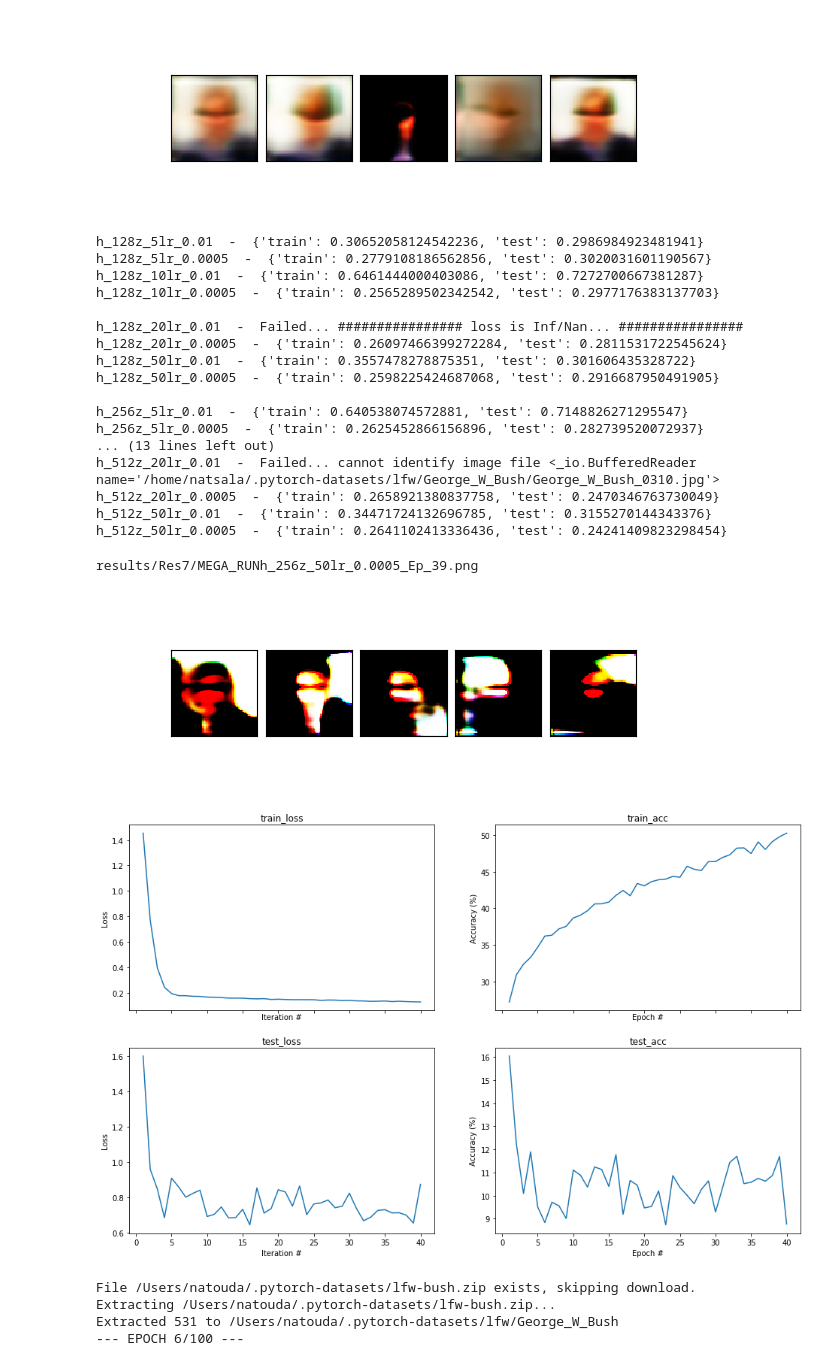
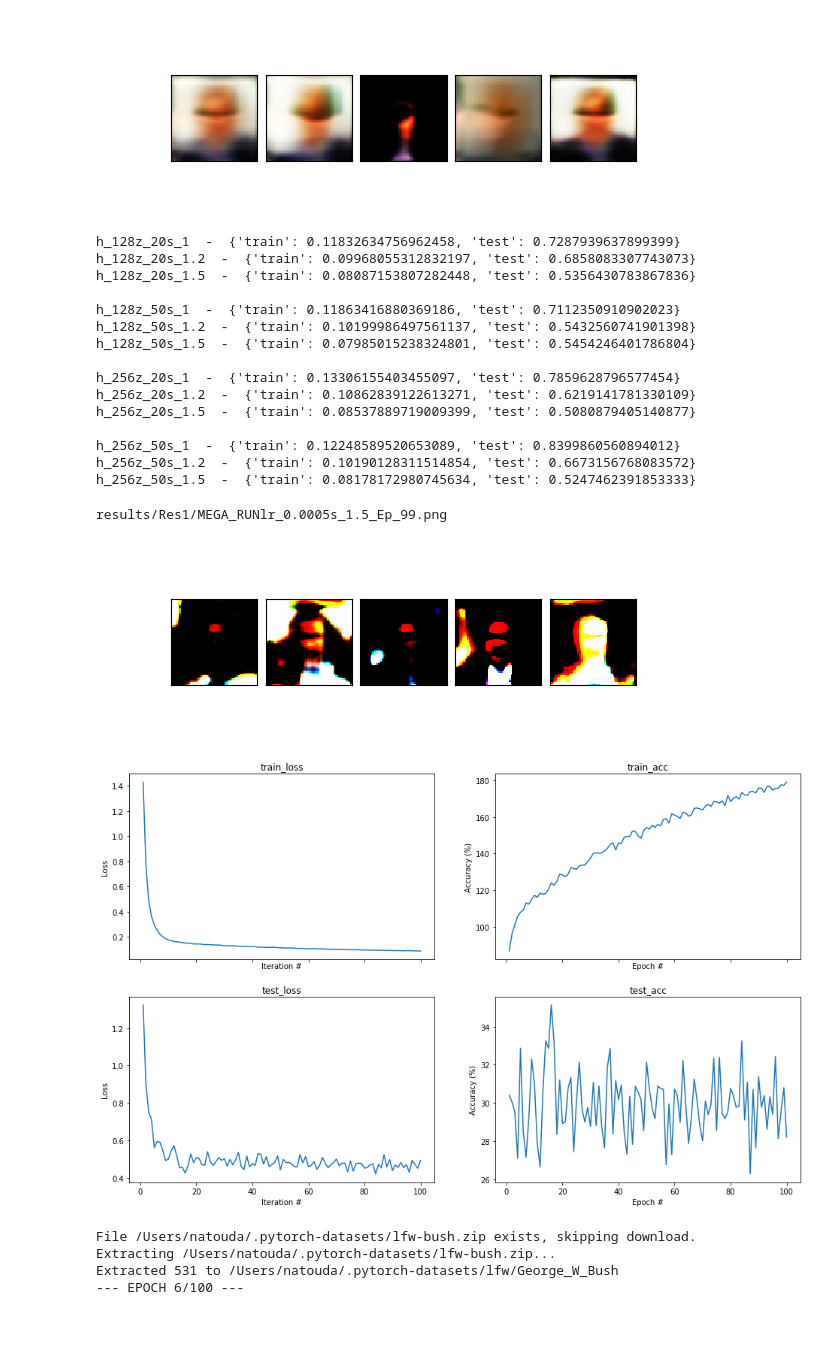
Before and after one commit to natsala13/cs236605-hw3, a Jupyter notebook: Part2_VAE.ipynb, the cells around one changed output. Saved outputs shown, nothing was run; the diff lists cells and outputs as text; code cells hidden in the pictures; blank space fills up the shorter version.

```diff
--- a/Part2_VAE.ipynb
+++ b/Part2_VAE.ipynb
@@ -517,7 +517,7 @@ def plotResults(description,RunName):
     Res = 'results/'
     exp = Res + RunName + '/MEGA_RUN' + description + '.json'
 
-    imagefile = Res + RunName + '/MEGA_RUN' + description + '_Ep_39.png'
+    imagefile = Res + RunName + '/MEGA_RUN' + description + '_Ep_99.png'
 
 
     cfg, fit_res = load_experiment(exp)
@@ -593,41 +593,39 @@ Image(f)
 # %% [output]
 [figure]
 # %%
-RES1 = './results/Res5/'
+RES1 = './results/Res2/'
 
 D = np.load(RES1 + 'RunFinal.npy').item()
 i = 0
 for key in D.keys():
     print(key , ' - ' ,D[key])
     i+= 1
-    if i % 4 == 0:
+    if i % 3 == 0:
         print()
 # %% [output]
-h_128z_5lr_0.01  -  {'train': 0.30652058124542236, 'test': 0.2986984923481941}
-h_128z_5lr_0.0005  -  {'train': 0.2779108186562856, 'test': 0.3020031601190567}
-h_128z_10lr_0.01  -  {'train': 0.6461444000403086, 'test': 0.7272700667381287}
-h_128z_10lr_0.0005  -  {'train': 0.2565289502342542, 'test': 0.2977176383137703}
+h_128z_20s_1  -  {'train': 0.11832634756962458, 'test': 0.7287939637899399}
+h_128z_20s_1.2  -  {'train': 0.09968055312832197, 'test': 0.6858083307743073}
+h_128z_20s_1.5  -  {'train': 0.08087153807282448, 'test': 0.5356430783867836}
 
-h_128z_20lr_0.01  -  Failed... ################ loss is Inf/Nan... ################
-h_128z_20lr_0.0005  -  {'train': 0.26097466399272284, 'test': 0.2811531722545624}
-h_128z_50lr_0.01  -  {'train': 0.3557478278875351, 'test': 0.301606435328722}
-h_128z_50lr_0.0005  -  {'train': 0.2598225424687068, 'test': 0.2916687950491905}
+h_128z_50s_1  -  {'train': 0.11863416880369186, 'test': 0.7112350910902023}
+h_128z_50s_1.2  -  {'train': 0.10199986497561137, 'test': 0.5432560741901398}
+h_128z_50s_1.5  -  {'train': 0.07985015238324801, 'test': 0.5454246401786804}
 
-h_256z_5lr_0.01  -  {'train': 0.640538074572881, 'test': 0.7148826271295547}
-h_256z_5lr_0.0005  -  {'train': 0.2625452866156896, 'test': 0.282739520072937}
-... (13 lines left out)
-h_512z_20lr_0.01  -  Failed... cannot identify image file <_io.BufferedReader name='/home/natsala/.pytorch-datasets/lfw/George_W_Bush/George_W_Bush_0310.jpg'>
-h_512z_20lr_0.0005  -  {'train': 0.2658921380837758, 'test': 0.2470346763730049}
-h_512z_50lr_0.01  -  {'train': 0.34471724132696785, 'test': 0.3155270144343376}
-h_512z_50lr_0.0005  -  {'train': 0.2641102413336436, 'test': 0.24241409823298454}
+h_256z_20s_1  -  {'train': 0.13306155403455097, 'test': 0.7859628796577454}
+h_256z_20s_1.2  -  {'train': 0.10862839122613271, 'test': 0.6219141781330109}
+h_256z_20s_1.5  -  {'train': 0.08537889719009399, 'test': 0.5080879405140877}
+
+h_256z_50s_1  -  {'train': 0.12248589520653089, 'test': 0.8399860560894012}
+h_256z_50s_1.2  -  {'train': 0.10190128311514854, 'test': 0.6673156768083572}
+h_256z_50s_1.5  -  {'train': 0.08178172980745634, 'test': 0.5247462391853333}
 # %%
-filename = plotResults('h_256z_50lr_0.0005', 'Res7')
+filename = plotResults('lr_0.0005s_1.5', 'Res1')
 print(filename)
 Image(filename)
 # %% [output]
-results/Res7/MEGA_RUNh_256z_50lr_0.0005_Ep_39.png
+results/Res1/MEGA_RUNlr_0.0005s_1.5_Ep_99.png
-[figure, old version]
+[figure, new version]
-[figure, old version]
+[figure, new version]
 # %%
 # Lets try an experiment
 
```
Also changed, not shown: 1 other file.
